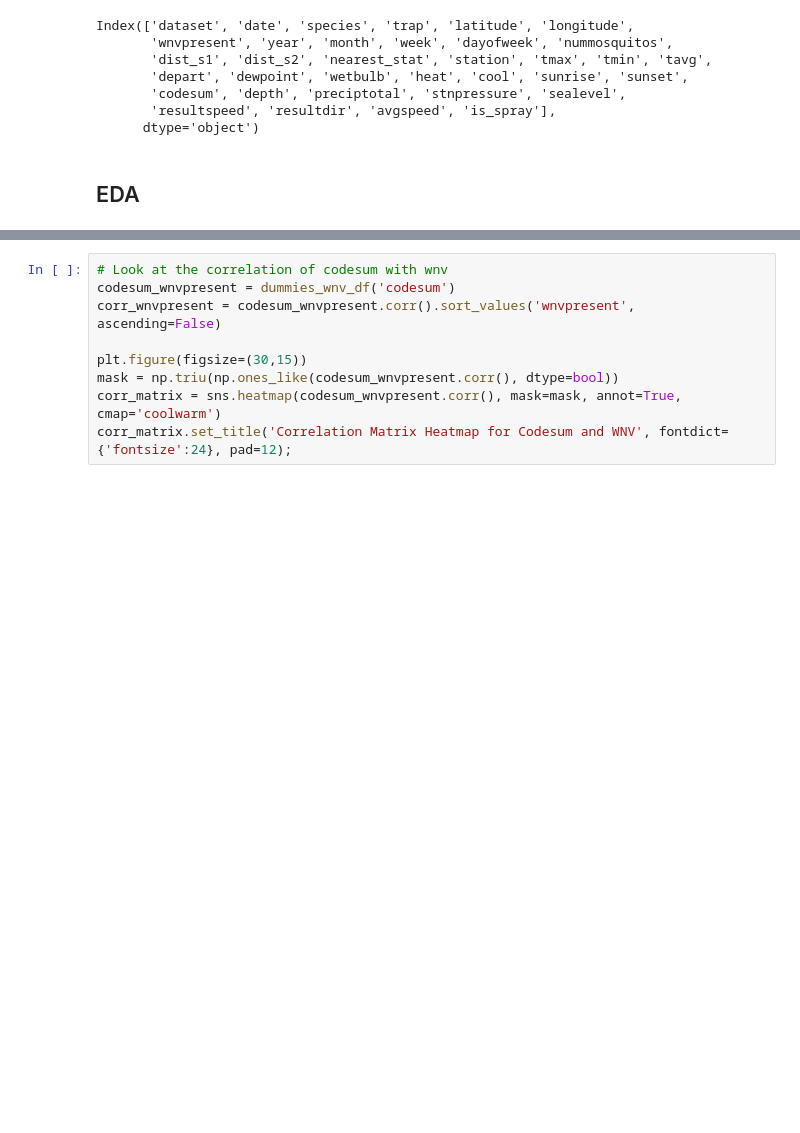
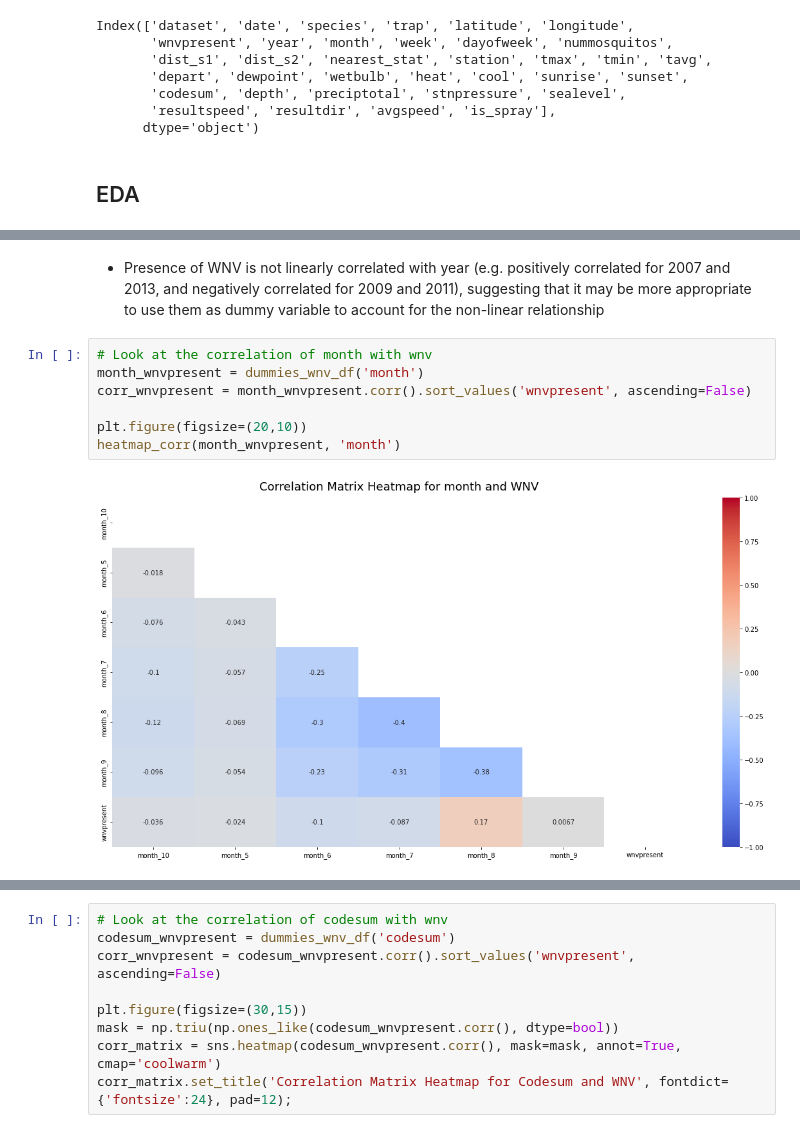
Before and after one commit to lindytanll/predict-west-nile-virus, a Jupyter notebook: code/4. EDA.ipynb, the cells around one changed output, grey strips where cells are left out. Saved outputs shown, nothing was run; the diff lists cells and outputs as text; blank space fills up the shorter version.

```diff
--- a/code/4. EDA.ipynb
+++ b/code/4. EDA.ipynb
@@ -177,0 +216,11 @@ corr_matrix.set_title('Correlation Matrix Heatmap for Species and WNV', fontdict
+# %% [markdown]
+- Presence of WNV is not linearly correlated with year (e.g. positively correlated for 2007 and 2013, and negatively correlated for 2009 and 2011), suggesting that it may be more appropriate to use them as dummy variable to account for the non-linear relationship
+# %%
+# Look at the correlation of month with wnv
+month_wnvpresent = dummies_wnv_df('month')
+corr_wnvpresent = month_wnvpresent.corr().sort_values('wnvpresent', ascending=False)
+
+plt.figure(figsize=(20,10))
+heatmap_corr(month_wnvpresent, 'month')
+# %% [output]
+[figure, added]
```
Also changed, not shown: parts of 32 cells of this notebook.
